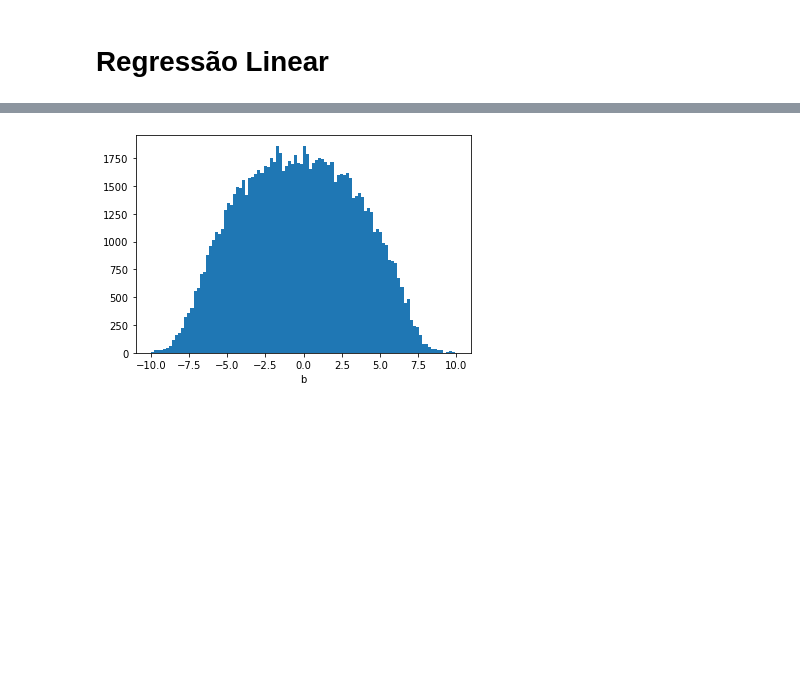
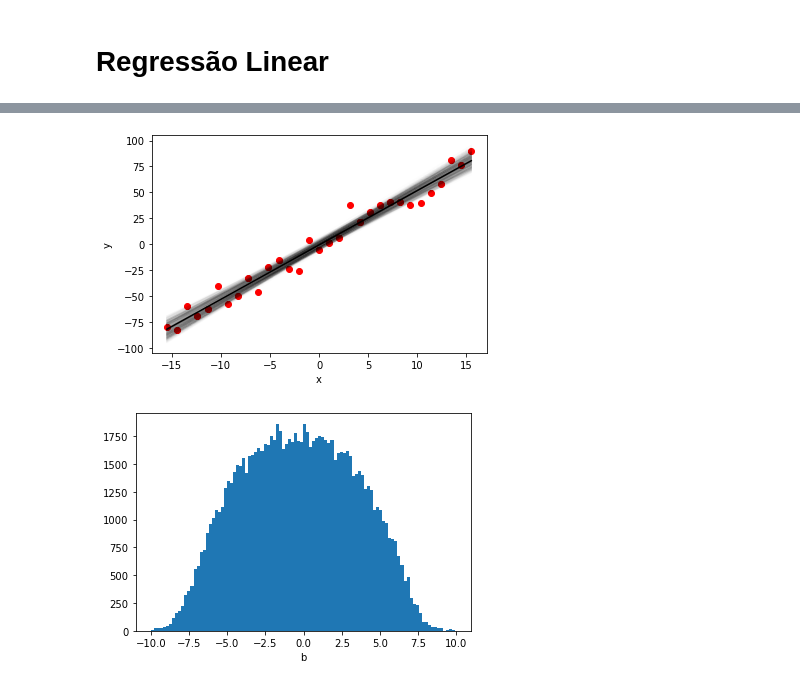
Before and after one commit to emdemor/monte-carlo-paper-club, a Jupyter notebook: notebooks/mcmc-linear-regression.ipynb, the cells around one changed output, grey strips where cells are left out. Saved outputs shown, nothing was run; the diff lists cells and outputs as text; code cells hidden in the pictures; blank space fills up the shorter version.

```diff
--- a/notebooks/mcmc-linear-regression.ipynb
+++ b/notebooks/mcmc-linear-regression.ipynb
@@ -97,3 +111,20 @@ a = 5.33 +- 0.42
+# %%
+sample_plot = df_sample.sample(700)
+
+
+for i in range(len(sample_plot)):
+    plt.plot(x_i,sample_plot['a'].iloc[i]*x_i+sample_plot['b'].iloc[i],color='black', alpha=0.008)
+
+plt.plot(x_i,5.23*x_i-0.49,color='black')
+
+plt.scatter(x_i,y_i, color='red')
+plt.xlabel('x')
+plt.ylabel('y')
+
+plt.savefig(f"linear-confidence.png",transparent=True, dpi=300)
+plt.show()
+# %% [output]
+[figure, added]
 # %%
 i = 1
 plt.hist(sample[:,i], bins=100)
```
Also changed, not shown: parts of 7 cells of this notebook, 7 other files.
